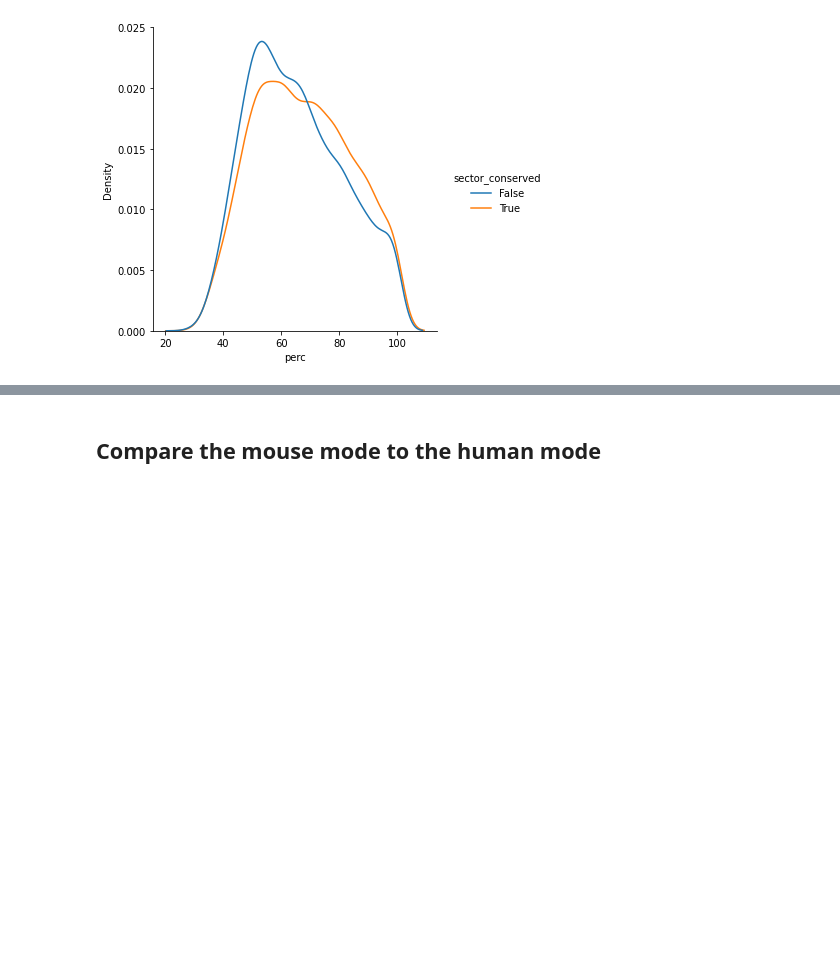
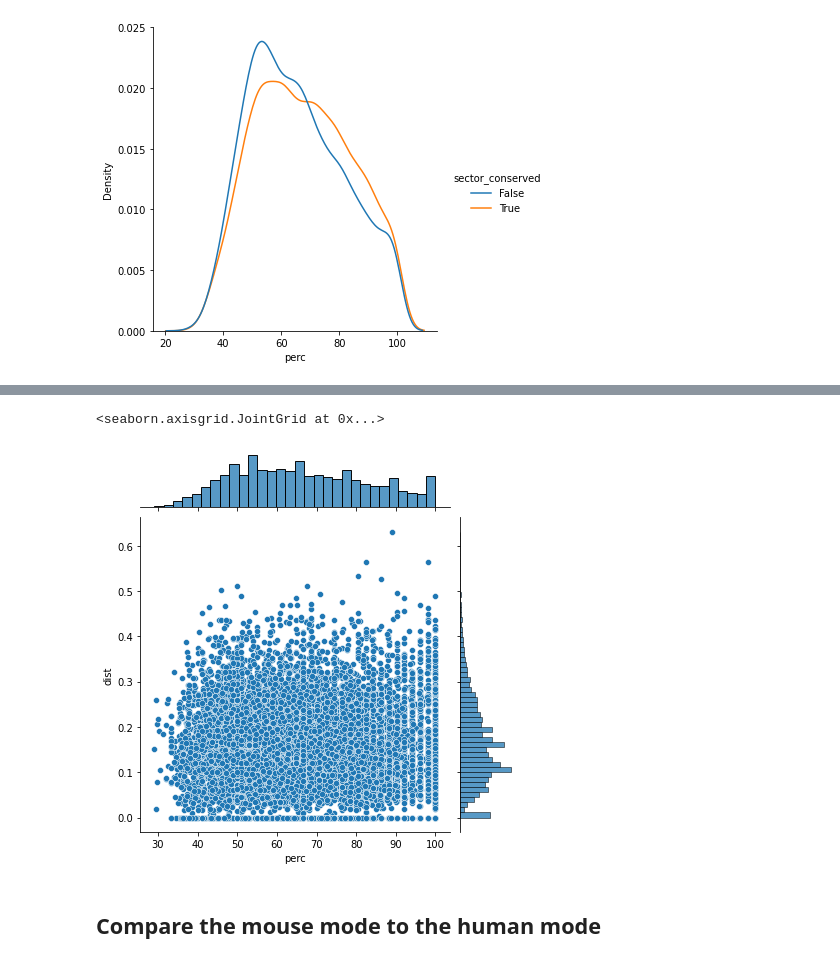
Before and after one commit to fairliereese/paper_rnawg, a Jupyter notebook: figures_revisions/revisions/sample_sector_conservation.ipynb, the cells around one changed output, grey strips where cells are left out. Drawn from its saved outputs; the diff is of its cells as text; code cells hidden in the pictures; blank space fills up the shorter version.

```diff
--- a/figures_revisions/revisions/sample_sector_conservation.ipynb
+++ b/figures_revisions/revisions/sample_sector_conservation.ipynb
@@ -457,3 +535,8 @@ sns.displot(temp, x='perc',
+# %%
+sns.jointplot(temp, x='perc', y='dist')
+# %% [output]
+<seaborn.axisgrid.JointGrid at 0x...>
+[figure, added]
 # %% [markdown]
 ## Compare the mouse mode to the human mode
 # %%
```
Also changed, not shown: parts of 16 cells of this notebook, 4 other files.
